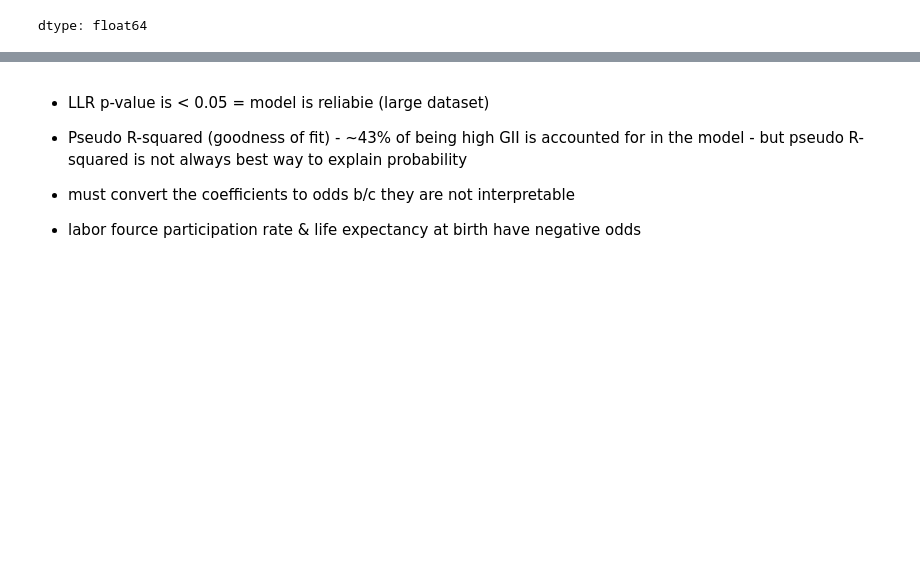
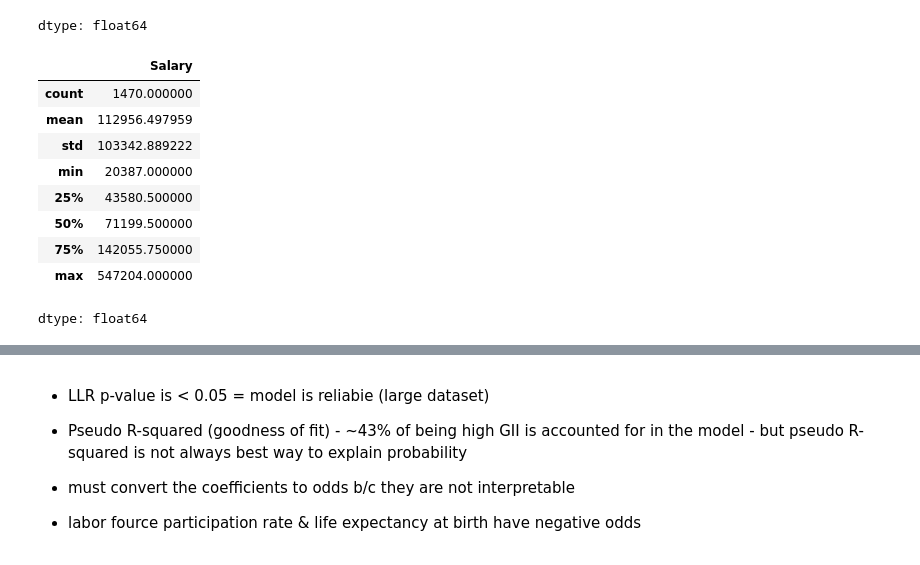
Before and after one commit to 550tealeaves/DATA-70500-working-with-data, a Jupyter notebook: HW4_LinearModels2.ipynb, the cells around one changed output, grey strips where cells are left out. Saved outputs shown, nothing was run; the diff lists cells and outputs as text; code cells hidden in the pictures; blank space fills up the shorter version.

```diff
--- a/HW4_LinearModels2.ipynb
+++ b/HW4_LinearModels2.ipynb
@@ -111,4 +111,18 @@ EmployeePerformance['Age'].describe()
 | 75% | 34.000000 |
 | max | 51.000000 |
 dtype: float64
+# %%
+#Looking at salary - avg is ~$113,000 - so relatively decently paid workforce - however quite a huge range between highest and lowest - surprised that the lowest salaries include data scientist and software engineer
+EmployeePerformance['Salary'].describe()
+# %% [output]
+|  | Salary |
+| count | 1470.000000 |
+| mean | 112956.497959 |
+| std | 103342.889222 |
+| min | 20387.000000 |
+| 25% | 43580.500000 |
+| 50% | 71199.500000 |
+| 75% | 142055.750000 |
+| max | 547204.000000 |
+dtype: float64
 # %%
```
Also changed, not shown: parts of 3 cells of this notebook.
